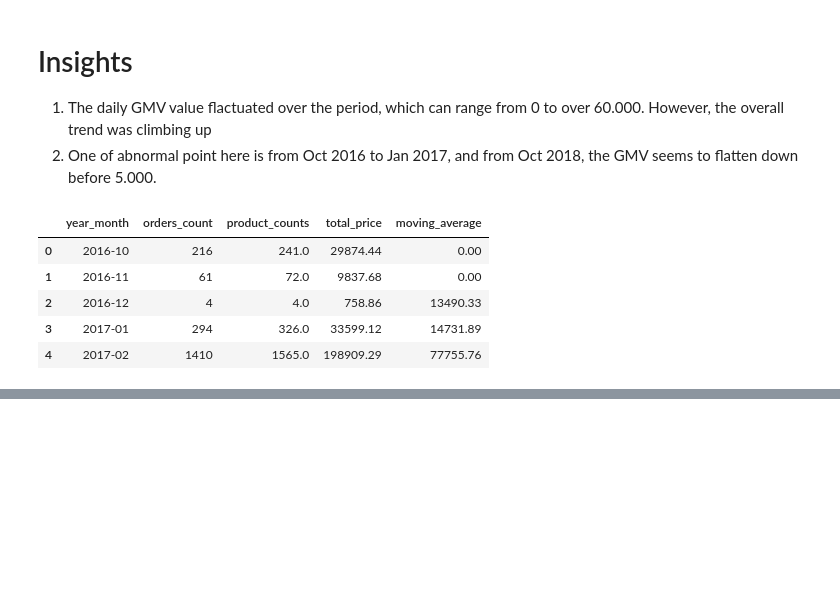
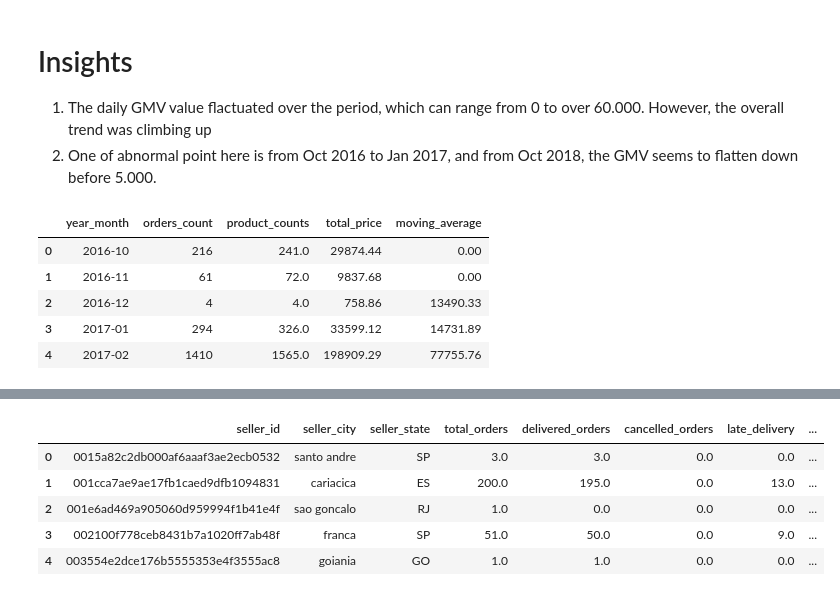
Before and after one commit to Cyrusz55/E_Commerce_Customer_Behavior_Analysis, a Jupyter notebook: book1.ipynb, the cells around one changed output, grey strips where cells are left out. Saved outputs shown, nothing was run; the diff lists cells and outputs as text; code cells hidden in the pictures; blank space fills up the shorter version.

```diff
--- a/book1.ipynb
+++ b/book1.ipynb
@@ -1728,0 +2179,31 @@ fig.show(renderer = "iframe_connected")
+# %%
+# aggregate sellers performance metrics
+data_sellers = (
+    data_orders_[[
+        "order_id", "seller_id", "seller_city", "seller_state",
+        "order_status", "is_late", "review_score", "approved_mins"
+    ]]
+    .drop_duplicates()
+    .groupby(["seller_id", "seller_city", "seller_state"])
+    .apply(lambda x: pd.Series({
+        'total_orders': x["order_id"].nunique(),
+        'delivered_orders': x.query("order_status == 'delivered'")['order_id'].nunique(),
+        'cancelled_orders': x.query("order_status == 'cancelled'")['order_id'].nunique(),
+        'late_delivery': x.query("is_late == True")['order_id'].nunique(),
+        'avg_approved_mins': x['approved_mins'].mean(),
+        'review_score': x.query("review_score != 0")['review_score'].mean(),
+    }))
+    .assign(
+        delivered_ratio=lambda x:round(x["delivered_orders"] / x["total_orders"] * 100, 2),
+        cancelled_ratio = lambda x: round(x["cancelled_orders"] / x["total_orders"] * 100, 2),
+    )
+    .reset_index()
+)
+display(data_sellers.head())
+# %% [output]
+|  | seller_id | seller_city | seller_state | total_orders | delivered_orders | cancelled_orders | late_delivery | ... |
+| 0 | 0015a82c2db000af6aaaf3ae2ecb0532 | santo andre | SP | 3.0 | 3.0 | 0.0 | 0.0 | ... |
+| 1 | 001cca7ae9ae17fb1caed9dfb1094831 | cariacica | ES | 200.0 | 195.0 | 0.0 | 13.0 | ... |
+| 2 | 001e6ad469a905060d959994f1b41e4f | sao goncalo | RJ | 1.0 | 0.0 | 0.0 | 0.0 | ... |
+| 3 | 002100f778ceb8431b7a1020ff7ab48f | franca | SP | 51.0 | 50.0 | 0.0 | 9.0 | ... |
+| 4 | 003554e2dce176b5555353e4f3555ac8 | goiania | GO | 1.0 | 1.0 | 0.0 | 0.0 | ... |
```
Also changed, not shown: parts of 22 cells of this notebook, 16 other files.
